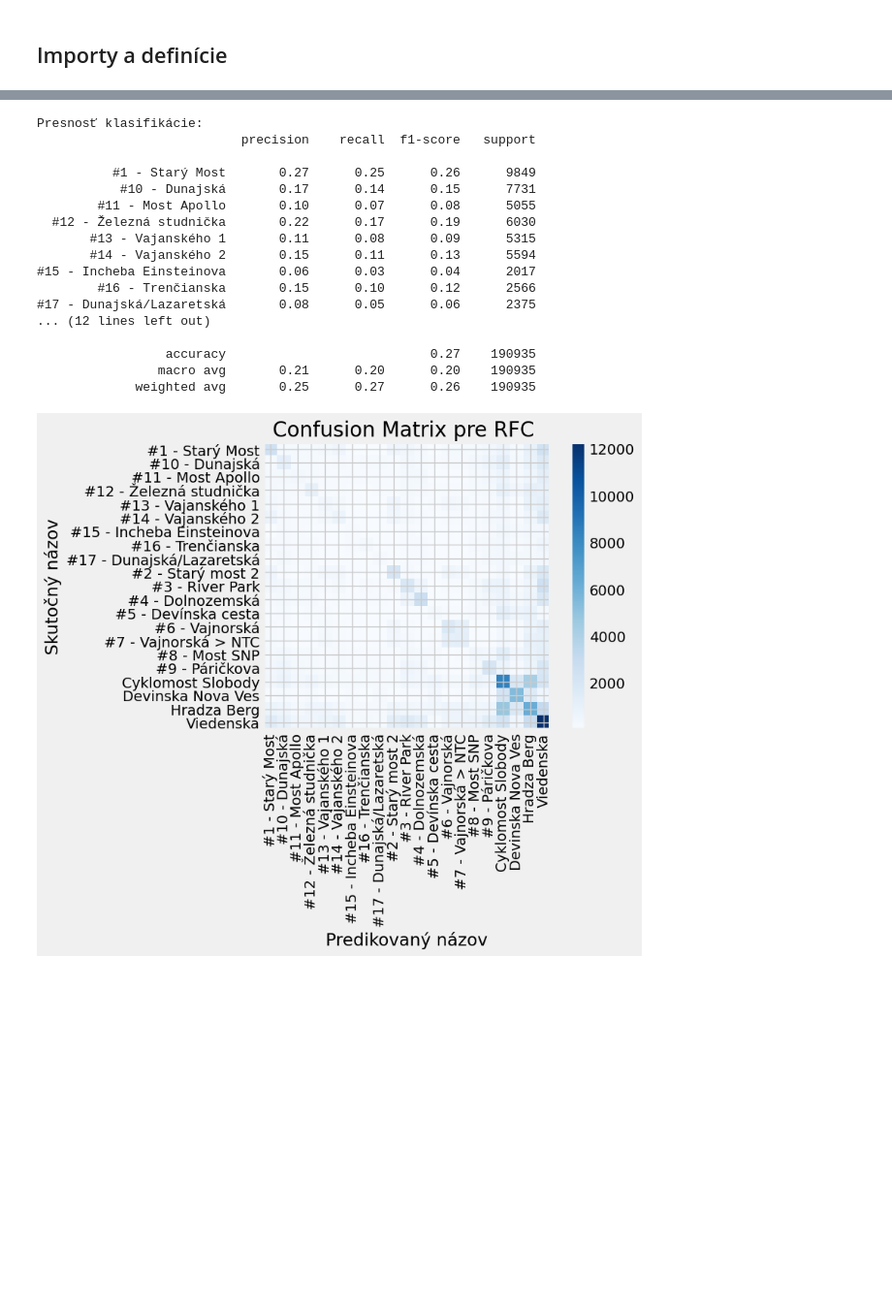
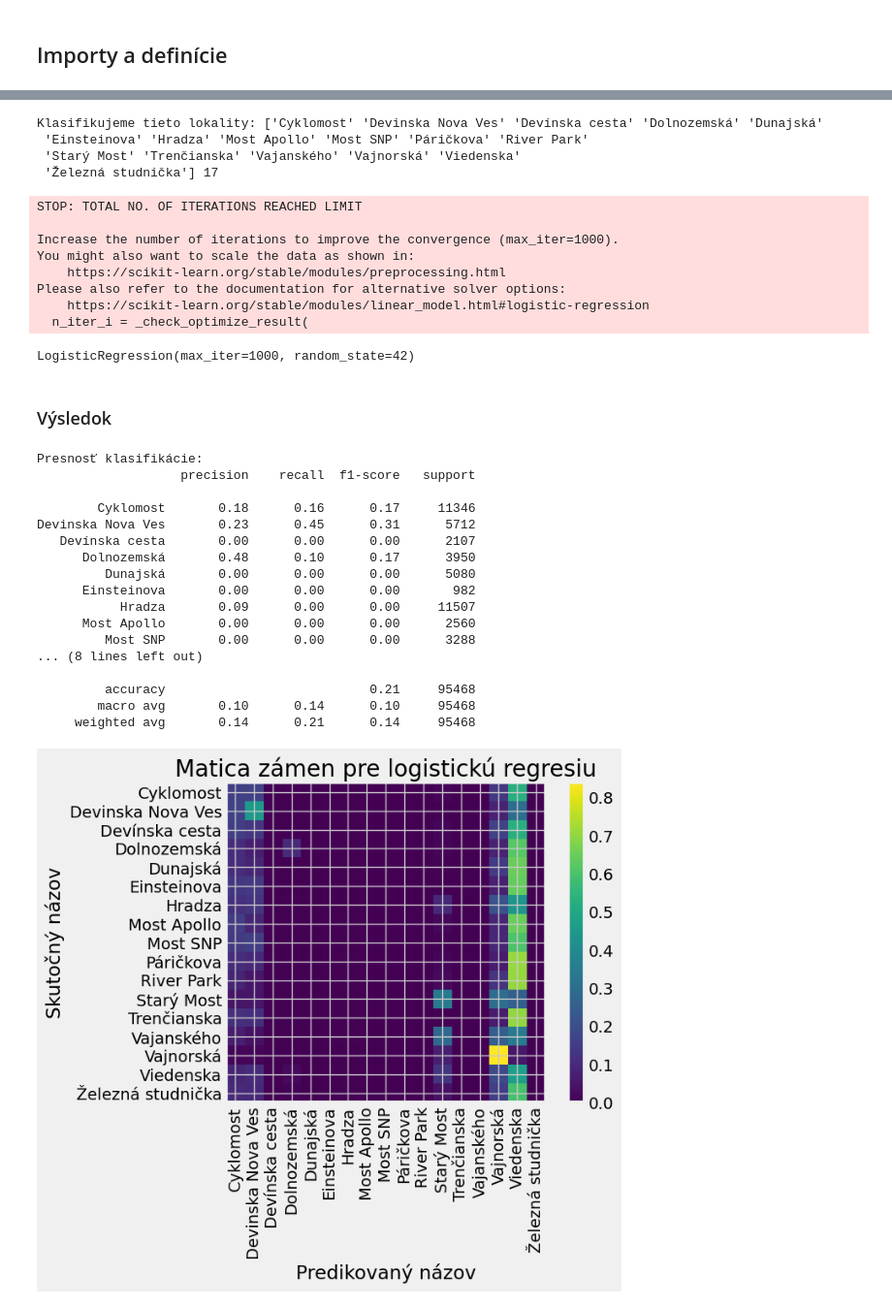
Before and after one commit to sugy-w/PRIDAV-JPD, a Jupyter notebook: Routes Classifier/logistic_regression.ipynb, the cells around one changed output, grey strips where cells are left out. Shown at 97% size. Saved outputs shown, nothing was run; the diff lists cells and outputs as text; code cells hidden in the pictures; blank space fills up the shorter version.

```diff
--- a/Routes Classifier/logistic_regression.ipynb
+++ b/Routes Classifier/logistic_regression.ipynb
@@ -32,35 +39,53 @@ only_cycled = cycling_data[cycling_data["spolu"] > 0]
 # %%
-X_train, X_test, y_train, y_test = train_test_split(only_cycled[features], only_cycled['NAZOV'], test_size=0.4, random_state=42)
-model = LGR(max_iter=1000, random_state=42)
-model.fit(X_train, y_train)
-y_pred = model.predict(X_test)
-print("Presnosť klasifikácie:")
-print(CR(y_test, y_pred))
+X_train, X_test, y_train, y_test = train_test_split(only_cycled[features], only_cycled['NAZOV'], test_size=0.2, random_state=42)
+y_train, y_test, class_weight_dict, class_names = classify(y_train,y_test)
+y_train = np.argmax(y_train, axis=1)
+y_test = np.argmax(y_test, axis=1)
+model1 = LGR(max_iter=1000, random_state=42)
+model1.fit(X_train, y_train)
 # %% [output]
-Presnosť klasifikácie:
-                           precision    recall  f1-score   support
-
-          #1 - Starý Most       0.27      0.25      0.26      9849
-           #10 - Dunajská       0.17      0.14      0.15      7731
-        #11 - Most Apollo       0.10      0.07      0.08      5055
-  #12 - Železná studnička       0.22      0.17      0.19      6030
-       #13 - Vajanského 1       0.11      0.08      0.09      5315
-       #14 - Vajanského 2       0.15      0.11      0.13      5594
-#15 - Incheba Einsteinova       0.06      0.03      0.04      2017
-        #16 - Trenčianska       0.15      0.10      0.12      2566
-#17 - Dunajská/Lazaretská       0.08      0.05      0.06      2375
-... (12 lines left out)
-
-                 accuracy                           0.27    190935
-                macro avg       0.21      0.20      0.20    190935
-             weighted avg       0.25      0.27      0.26    190935
+Klasifikujeme tieto lokality: ['Cyklomost' 'Devinska Nova Ves' 'Devínska cesta' 'Dolnozemská' 'Dunajská'
+ 'Einsteinova' 'Hradza' 'Most Apollo' 'Most SNP' 'Páričkova' 'River Park'
+ 'Starý Most' 'Trenčianska' 'Vajanského' 'Vajnorská' 'Viedenska'
+ 'Železná studnička'] 17
+STOP: TOTAL NO. OF ITERATIONS REACHED LIMIT
+
+Increase the number of iterations to improve the convergence (max_iter=1000).
+You might also want to scale the data as shown in:
+    https://scikit-learn.org/stable/modules/preprocessing.html
+Please also refer to the documentation for alternative solver options:
+    https://scikit-learn.org/stable/modules/linear_model.html#logistic-regression
+  n_iter_i = _check_optimize_result(
+LogisticRegression(max_iter=1000, random_state=42)
+# %% [markdown]
+### Výsledok
 # %%
-#ConfusionMatrixDisplay.from_estimator(model, X_test, y_test, cmap='Blues', xticks_rotation='vertical', include_values=False)
-y_pred = model.predict(X_test)
-ConfusionMatrixDisplay.from_predictions(y_test, y_pred, cmap='Blues', xticks_rotation='vertical', include_values=False, normalize='true')
-plt.title("Confusion Matrix pre LGR")
+print("Presnosť klasifikácie:")
+y_pred = model1.predict(X_test)
+print(CR(y_test, y_pred, target_names=class_names))
+
+ConfusionMatrixDisplay.from_predictions(y_test, y_pred, cmap='viridis', display_labels=class_names,
+    xticks_rotation='vertical', include_values=False, normalize='true')
+plt.title("Matica zámen pre logistickú regresiu")
 plt.xlabel("Predikovaný názov")
 plt.ylabel("Skutočný názov")
 plt.show()
 # %% [output]
+Presnosť klasifikácie:
+                   precision    recall  f1-score   support
+
+        Cyklomost       0.18      0.16      0.17     11346
+Devinska Nova Ves       0.23      0.45      0.31      5712
+   Devínska cesta       0.00      0.00      0.00      2107
+      Dolnozemská       0.48      0.10      0.17      3950
+         Dunajská       0.00      0.00      0.00      5080
+      Einsteinova       0.00      0.00      0.00       982
+           Hradza       0.09      0.00      0.00     11507
+      Most Apollo       0.00      0.00      0.00      2560
+         Most SNP       0.00      0.00      0.00      3288
+... (8 lines left out)
+
+         accuracy                           0.21     95468
+        macro avg       0.10      0.14      0.10     95468
+     weighted avg       0.14      0.21      0.14     95468
-[figure, old version]
+[figure, new version]
```
Also changed, not shown: parts of 20 cells of this notebook, 3 other files.
